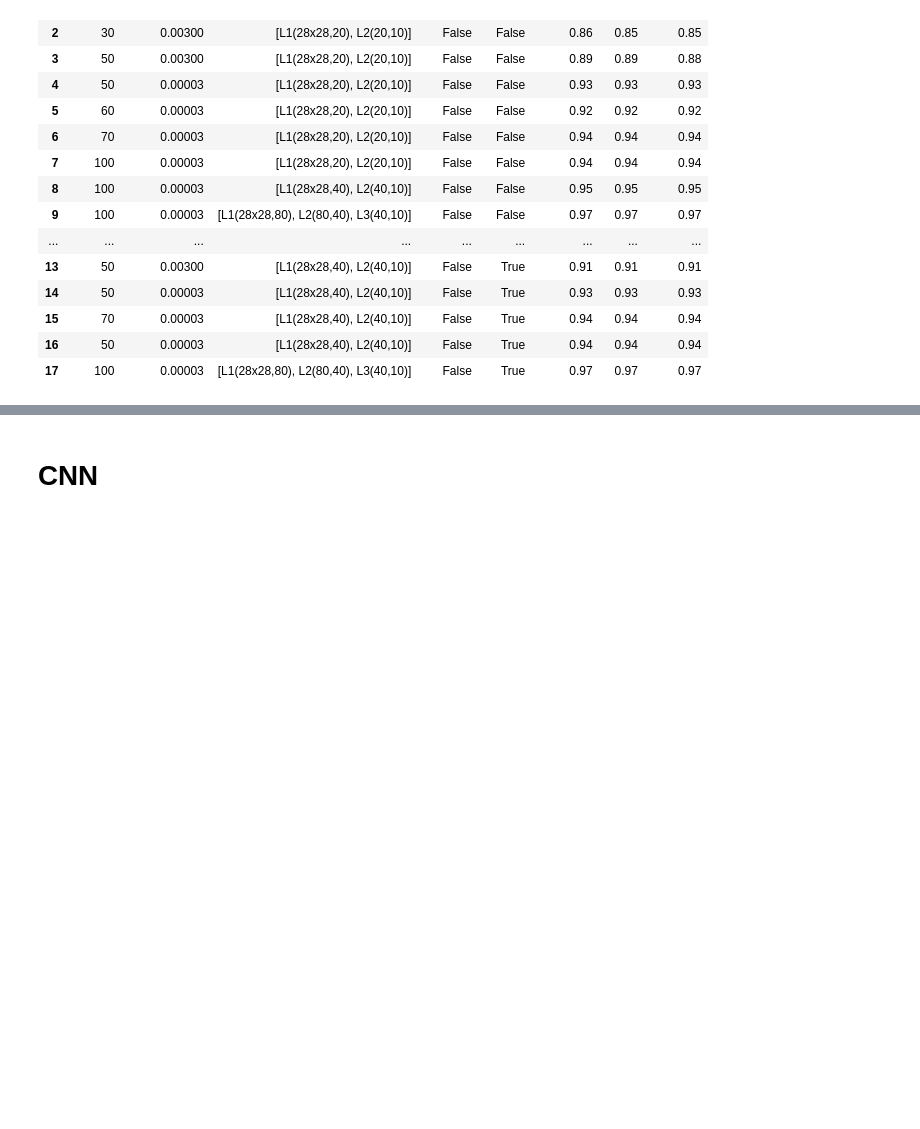
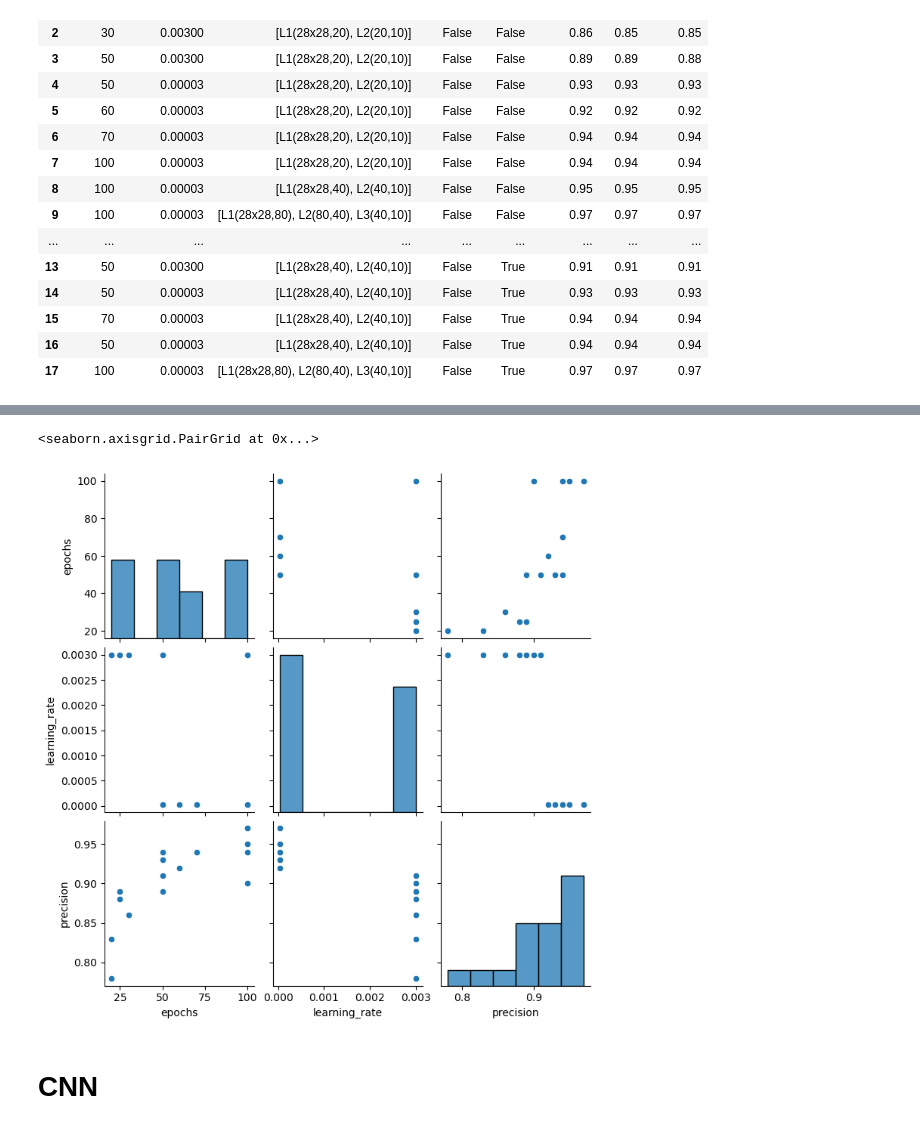
Before and after one commit to Erickllino/Projeto-IF702, a Jupyter notebook: 1o-MiniProjeto/main.ipynb, the cells around one changed output, grey strips where cells are left out. Cells and saved outputs as stored; diff of their text form; code cells hidden in the pictures; blank space fills up the shorter version.

```diff
--- a/1o-MiniProjeto/main.ipynb
+++ b/1o-MiniProjeto/main.ipynb
@@ -233,3 +228,8 @@ epochs = 100 ,  lr=0.00003 , L1(28*28,80) L2(80,40) L3(40,10),shuffle = 1 --> (p
+# %%
+sns.pairplot(df, vars=["epochs", "learning_rate", "precision"])
+# %% [output]
+<seaborn.axisgrid.PairGrid at 0x...>
+[figure, added]
 # %% [markdown]
 # CNN
 # %% [markdown]
```
Also changed, not shown: parts of 3 cells of this notebook.
